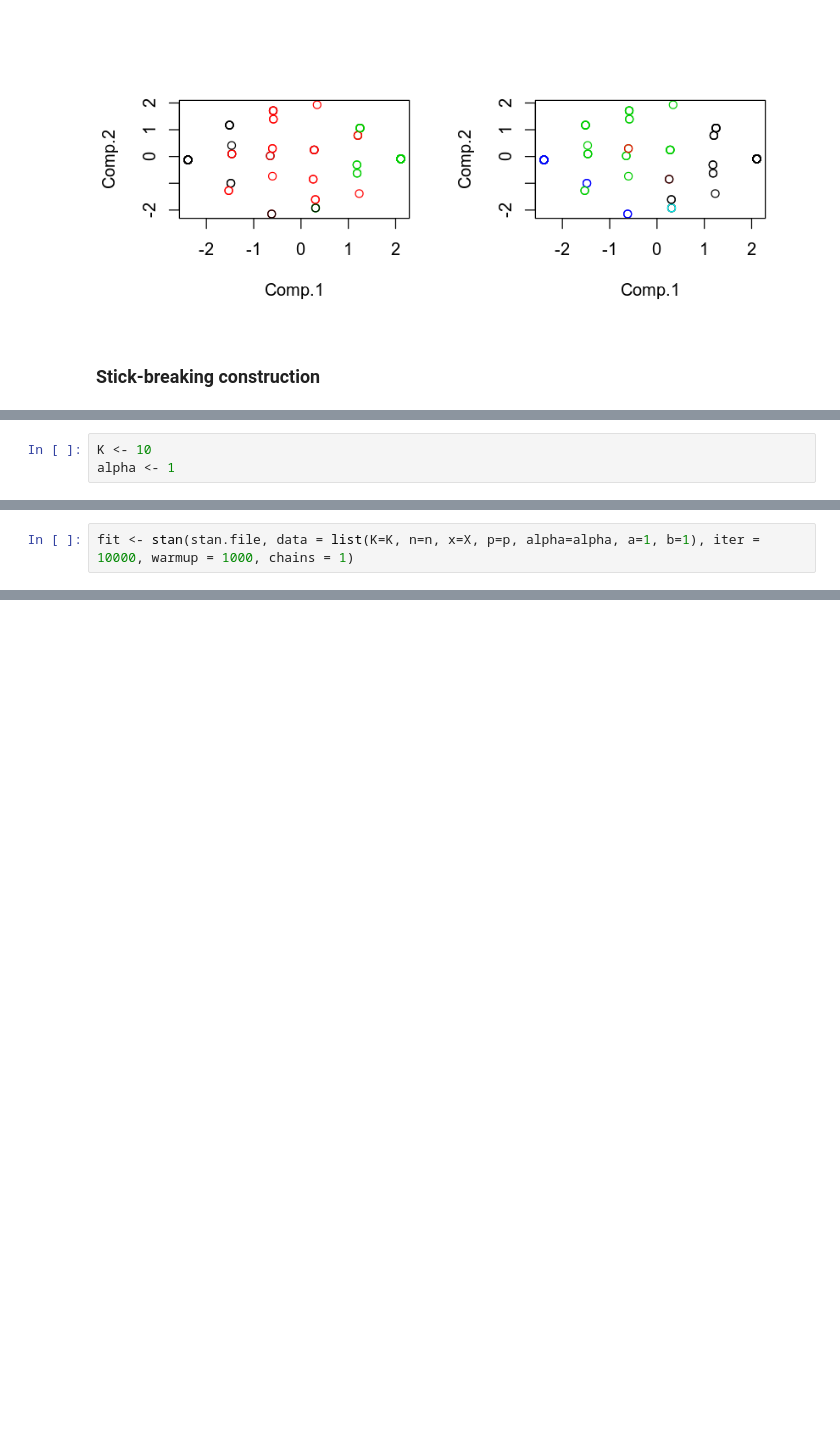
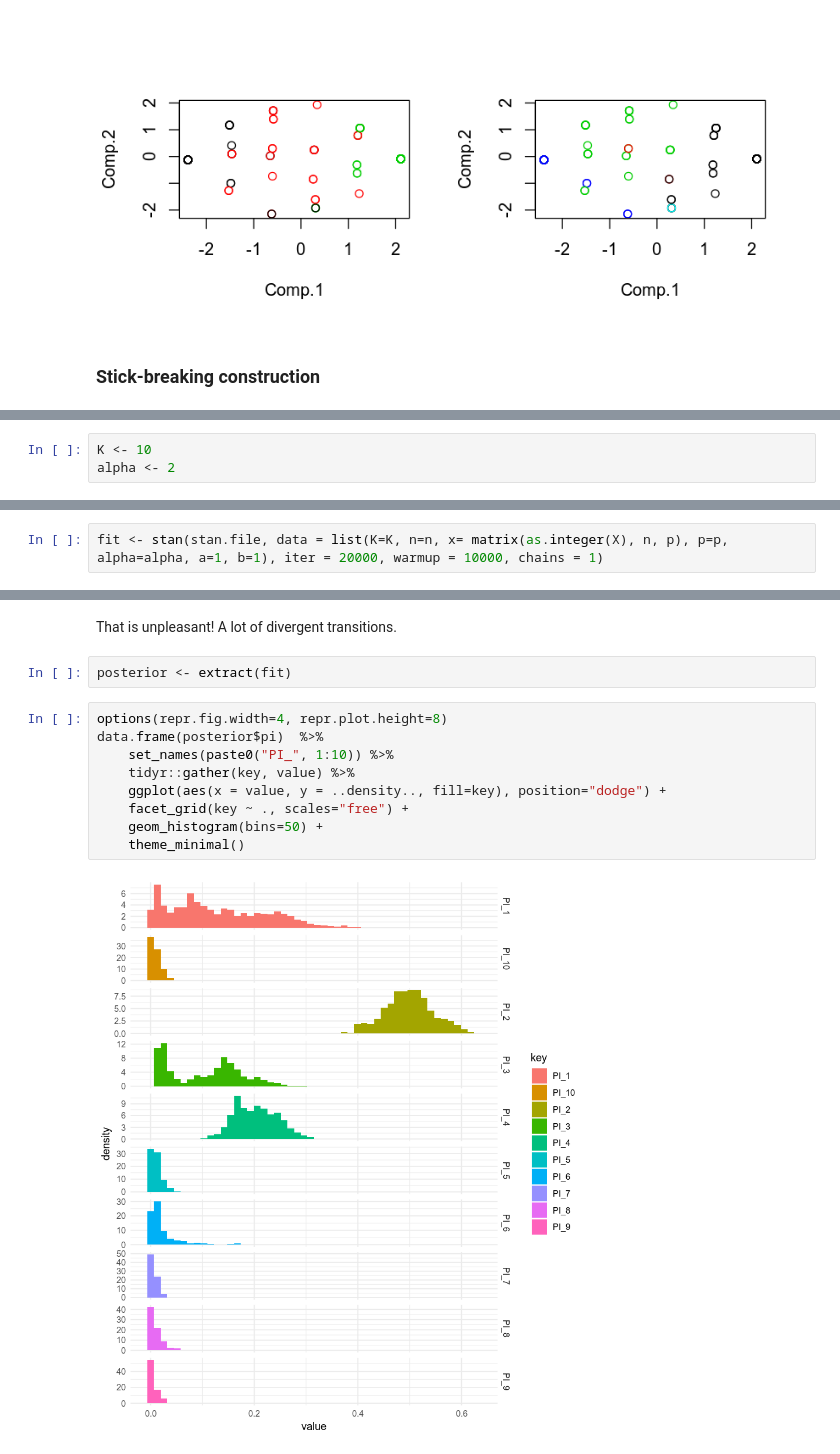
Before and after one commit to dirmeier/etudes, a Jupyter notebook: dirichlet_process_mixture_models.ipynb, the cells around one changed output, grey strips where cells are left out. Saved outputs shown, nothing was run; the diff lists cells and outputs as text; blank space fills up the shorter version.

```diff
--- a/dirichlet_process_mixture_models.ipynb
+++ b/dirichlet_process_mixture_models.ipynb
@@ -545,3 +531,3 @@ plot(tsne.data, col=zs)
 # %%
 K <- 10
-alpha <- 1
+alpha <- 2
@@ -567,6 +555,6 @@ parameters {
         }
 }
 # %%
-fit <- stan(stan.file, data = list(K=K, n=n, x=X, p=p, alpha=alpha, a=1, b=1), iter = 10000, warmup = 1000, chains = 1)
+fit <- stan(stan.file, data = list(K=K, n=n, x= matrix(as.integer(X), n, p), p=p, alpha=alpha, a=1, b=1), iter = 20000, warmup = 10000, chains = 1)
 # %% [output]
 SAMPLING FOR MODEL 'binary_dirichlet_process_mixture' NOW (CHAIN 1).
@@ -589,0 +602,15 @@ error occurred during calling the sampler; sampling not done
+# %% [markdown]
+That is unpleasant! A lot of divergent transitions.
+# %%
+posterior <- extract(fit)
+# %%
+options(repr.fig.width=4, repr.plot.height=8)
+data.frame(posterior$pi)  %>%
+    set_names(paste0("PI_", 1:10)) %>%
+    tidyr::gather(key, value) %>%
+    ggplot(aes(x = value, y = ..density.., fill=key), position="dodge") +
+    facet_grid(key ~ ., scales="free") +
+    geom_histogram(bins=50) +
+    theme_minimal()
+# %% [output]
+[figure, added]
```
Also changed, not shown: parts of 12 cells of this notebook, 3 other files.
